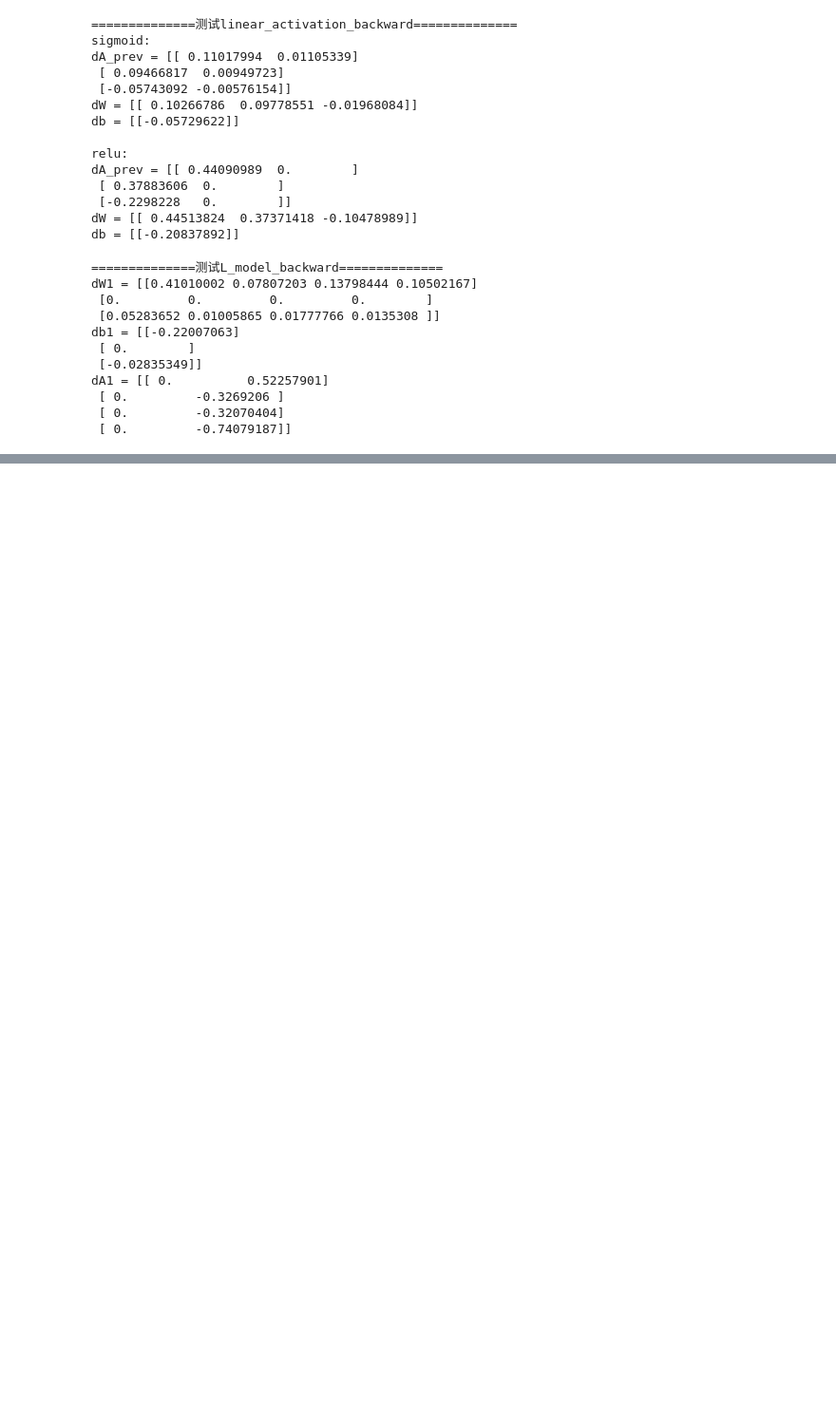
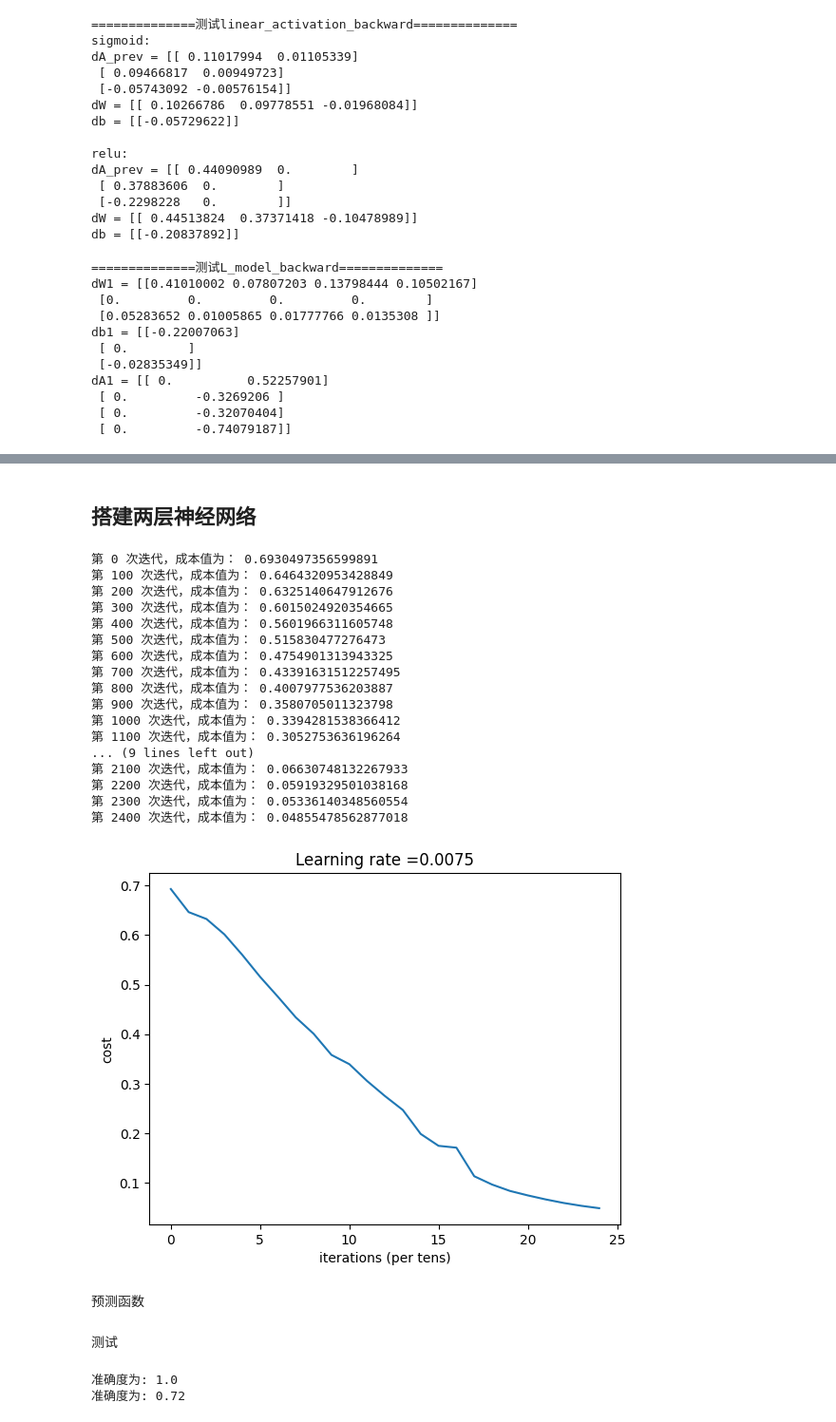
Before and after one commit to Chuyongwei/note, a Jupyter notebook: 深度学习/course1Week4.ipynb, the cells around one changed output, grey strips where cells are left out. Shown at 95% size. Saved outputs shown, nothing was run; the diff lists cells and outputs as text; code cells hidden in the pictures; blank space fills up the shorter version.

```diff
--- a/深度学习/course1Week4.ipynb
+++ b/深度学习/course1Week4.ipynb
@@ -542,0 +577,10 @@ dA1 = [[ 0.          0.52257901]
+# %%
+#测试update_parameters
+print("==============测试update_parameters==============")
+parameters, grads = testCases.update_parameters_test_case()
+parameters = update_parameters(parameters, grads, 0.1)
+
+print ("W1 = "+ str(parameters["W1"]))
+print ("b1 = "+ str(parameters["b1"]))
+print ("W2 = "+ str(parameters["W2"]))
+print ("b2 = "+ str(parameters["b2"]))
@@ -542,0 +597,2 @@ dA1 = [[ 0.          0.52257901]
+# %% [markdown]
+## 搭建两层神经网络
@@ -542,0 +678,38 @@ dA1 = [[ 0.          0.52257901]
+# %%
+train_set_x_orig , train_set_y , test_set_x_orig , test_set_y , classes = lr_utils.load_dataset()
+
+train_x_flatten = train_set_x_orig.reshape(train_set_x_orig.shape[0], -1).T
+test_x_flatten = test_set_x_orig.reshape(test_set_x_orig.shape[0], -1).T
+
+train_x = train_x_flatten / 255
+train_y = train_set_y
+test_x = test_x_flatten / 255
+test_y = test_set_y
+# %%
+n_x = 12288
+n_h = 7
+n_y = 1
+layers_dims = (n_x,n_h,n_y)
+
+parameters = two_layer_model(train_x, train_set_y, layers_dims = (n_x, n_h, n_y), num_iterations = 2500, print_cost=True,isPlot=True)
+# %% [output]
+第 0 次迭代，成本值为： 0.6930497356599891
+第 100 次迭代，成本值为： 0.6464320953428849
+第 200 次迭代，成本值为： 0.6325140647912676
+第 300 次迭代，成本值为： 0.6015024920354665
+第 400 次迭代，成本值为： 0.5601966311605748
+第 500 次迭代，成本值为： 0.515830477276473
+第 600 次迭代，成本值为： 0.4754901313943325
+第 700 次迭代，成本值为： 0.43391631512257495
+第 800 次迭代，成本值为： 0.4007977536203887
+第 900 次迭代，成本值为： 0.3580705011323798
+第 1000 次迭代，成本值为： 0.3394281538366412
+第 1100 次迭代，成本值为： 0.3052753636196264
+... (9 lines left out)
+第 2100 次迭代，成本值为： 0.06630748132267933
+第 2200 次迭代，成本值为： 0.05919329501038168
+第 2300 次迭代，成本值为： 0.05336140348560554
+第 2400 次迭代，成本值为： 0.04855478562877018
+[figure, added]
+# %% [markdown]
+预测函数
@@ -542,0 +746,8 @@ dA1 = [[ 0.          0.52257901]
+# %% [markdown]
+测试
+# %%
+predictions_train = predict(train_x, train_y, parameters) #训练集
+predictions_test = predict(test_x, test_y, parameters) #测试集
+# %% [output]
+准确度为: 1.0
+准确度为: 0.72
```
Also changed, not shown: parts of 16 cells of this notebook, 1 other file.
